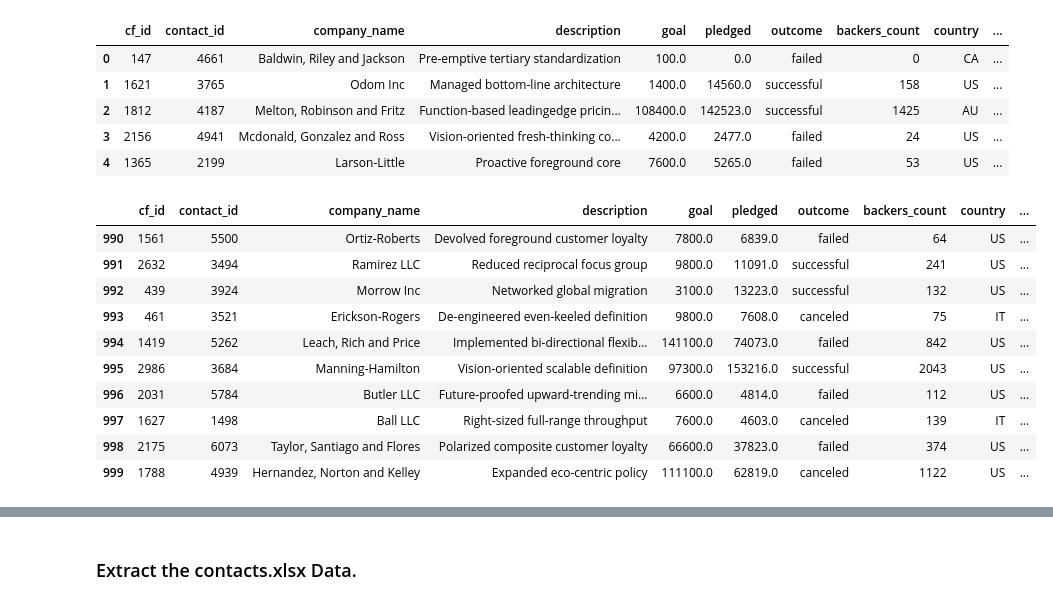
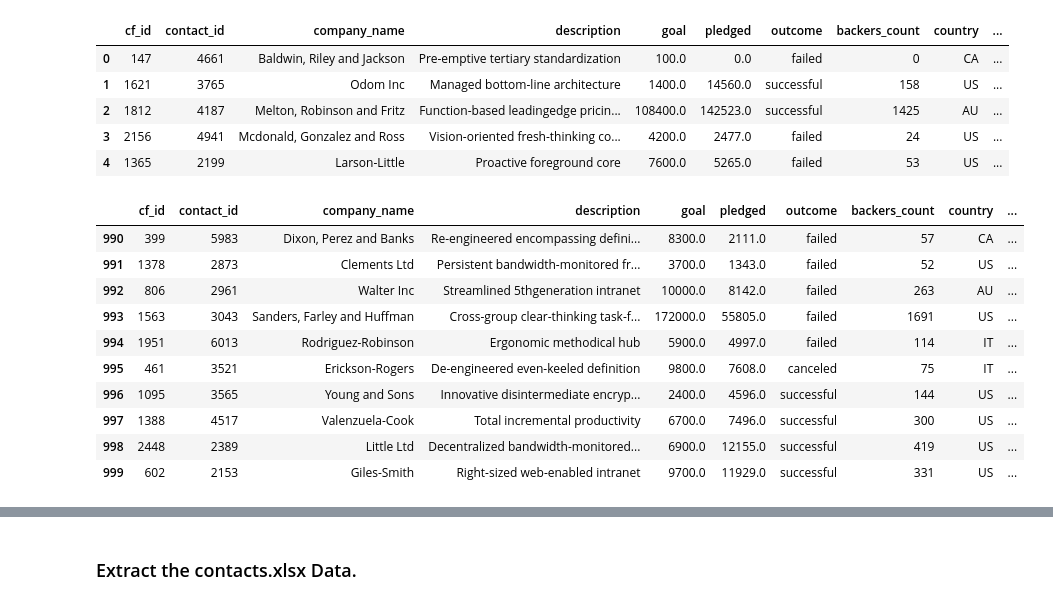
Before and after one commit to RJBarker/crowdfunding_etl, a Jupyter notebook: group_project/individual_files/ETL_Mini_Project_RBarker_wip.ipynb, the cells around one changed output, grey strips where cells are left out. Cells and saved outputs as stored; diff of their text form; code cells hidden in the pictures.

Commit message:
run through of first section for own understanding. df's merged in my own section too

```diff
--- a/group_project/individual_files/ETL_Mini_Project_RBarker_wip.ipynb
+++ b/group_project/individual_files/ETL_Mini_Project_RBarker_wip.ipynb
@@ -60,6 +61,8 @@ Index(['cf_id', 'contact_id', 'company_name', 'blurb', 'goal', 'pledged',
       dtype='object')
 # %%
 # Assign the category and subcategory values to category and subcategory columns.
+crowdfunding_info_df[["category","subcategory"]] = crowdfunding_info_df["category & sub-category"].str.split("/",n=2,expand=True)
+crowdfunding_info_df.head()
 # %% [output]
 |  | cf_id | contact_id | company_name | blurb | goal | pledged | outcome | backers_count | country | ... |
 | 0 | 147 | 4661 | Baldwin, Riley and Jackson | Pre-emptive tertiary standardization | 100 | 0 | failed | 0 | CA | ... |
@@ -69,7 +72,8 @@ Index(['cf_id', 'contact_id', 'company_name', 'blurb', 'goal', 'pledged',
 | 4 | 1365 | 2199 | Larson-Little | Proactive foreground core | 7600 | 5265 | failed | 53 | US | ... |
 # %%
 # Get the unique categories and subcategories in separate lists.
-
+categories = crowdfunding_info_df['category'].unique()
+subcategories = crowdfunding_info_df['subcategory'].unique()
 
 print(categories)
 print(subcategories)
@@ -100,9 +104,9 @@ print(subcategory_ids)
 [ 1  2  3  4  5  6  7  8  9 10 11 12 13 14 15 16 17 18 19 20 21 22 23 24]
 # %%
 # Use a list comprehension to add "cat" to each category_id.
-
+cat_ids = ["cat"+str(cat) for cat in category_ids]
 # Use a list comprehension to add "subcat" to each subcategory_id.
-
+scat_ids = ["subcat"+str(scat) for scat in subcategory_ids]
 
 print(cat_ids)
 print(scat_ids)
@@ -112,7 +116,25 @@ print(scat_ids)
 # %%
 # Create a category DataFrame with the category_id array as the category_id and categories list as the category name.
 
+# Loop through and create lists of each cat_id and category to be used in DataFrame creation
+cat_list = []
+for x in range(len(categories)):
+    combo = []
+    combo = [cat_ids[x], categories[x]]
+    cat_list.append(combo)
+
+category_df = pd.DataFrame(cat_list, columns=['category_id','category'])
+
 # Create a category DataFrame with the subcategory_id array as the subcategory_id and subcategories list as the subcategory name.
+
+# Loop through and create lists of each scat_id and subcategory to be used in DataFrame creation
+subcat_list = []
+for x in range(len(subcategories)):
+    combo = []
+    combo = [scat_ids[x], subcategories[x]]
+    subcat_list.append(combo)
+
+subcategory_df = pd.DataFrame(subcat_list, columns=['subcategory_id','subcategory'])
 # %%
 category_df
 # %% [output]
@@ -246,18 +271,20 @@ campaign_df.head()
 # %%
 # Merge the campaign_df with the category_df on the "category" column and
 # the subcategory_df on the "subcategory" column.
+campaign_merged_df = pd.merge(campaign_df, category_df, on="category")
 
+campaign_merged_df = campaign_merged_df.merge(subcategory_df, on="subcategory")
 
 campaign_merged_df.tail(10)
 # %% [output]
 |  | cf_id | contact_id | company_name | description | goal | pledged | outcome | backers_count | country | ... |
-| 990 | 1561 | 5500 | Ortiz-Roberts | Devolved foreground customer loyalty | 7800.0 | 6839.0 | failed | 64 | US | ... |
-| 991 | 2632 | 3494 | Ramirez LLC | Reduced reciprocal focus group | 9800.0 | 11091.0 | successful | 241 | US | ... |
-| 992 | 439 | 3924 | Morrow Inc | Networked global migration | 3100.0 | 13223.0 | successful | 132 | US | ... |
-| 993 | 461 | 3521 | Erickson-Rogers | De-engineered even-keeled definition | 9800.0 | 7608.0 | canceled | 75 | IT | ... |
-| 994 | 1419 | 5262 | Leach, Rich and Price | Implemented bi-directional flexib... | 141100.0 | 74073.0 | failed | 842 | US | ... |
-| 995 | 2986 | 3684 | Manning-Hamilton | Vision-oriented scalable definition | 97300.0 | 153216.0 | successful | 2043 | US | ... |
-| 996 | 2031 | 5784 | Butler LLC | Future-proofed upward-trending mi... | 6600.0 | 4814.0 | failed | 112 | US | ... |
-| 997 | 1627 | 1498 | Ball LLC | Right-sized full-range throughput | 7600.0 | 4603.0 | canceled | 139 | IT | ... |
-| 998 | 2175 | 6073 | Taylor, Santiago and Flores | Polarized composite customer loyalty | 66600.0 | 37823.0 | failed | 374 | US | ... |
-| 999 | 1788 | 4939 | Hernandez, Norton and Kelley | Expanded eco-centric policy | 111100.0 | 62819.0 | canceled | 1122 | US | ... |
+| 990 | 399 | 5983 | Dixon, Perez and Banks | Re-engineered encompassing defini... | 8300.0 | 2111.0 | failed | 57 | CA | ... |
+| 991 | 1378 | 2873 | Clements Ltd | Persistent bandwidth-monitored fr... | 3700.0 | 1343.0 | failed | 52 | US | ... |
+| 992 | 806 | 2961 | Walter Inc | Streamlined 5thgeneration intranet | 10000.0 | 8142.0 | failed | 263 | AU | ... |
+| 993 | 1563 | 3043 | Sanders, Farley and Huffman | Cross-group clear-thinking task-f... | 172000.0 | 55805.0 | failed | 1691 | US | ... |
+| 994 | 1951 | 6013 | Rodriguez-Robinson | Ergonomic methodical hub | 5900.0 | 4997.0 | failed | 114 | IT | ... |
+| 995 | 461 | 3521 | Erickson-Rogers | De-engineered even-keeled definition | 9800.0 | 7608.0 | canceled | 75 | IT | ... |
+| 996 | 1095 | 3565 | Young and Sons | Innovative disintermediate encryp... | 2400.0 | 4596.0 | successful | 144 | US | ... |
+| 997 | 1388 | 4517 | Valenzuela-Cook | Total incremental productivity | 6700.0 | 7496.0 | successful | 300 | US | ... |
+| 998 | 2448 | 2389 | Little Ltd | Decentralized bandwidth-monitored... | 6900.0 | 12155.0 | successful | 419 | US | ... |
+| 999 | 602 | 2153 | Giles-Smith | Right-sized web-enabled intranet | 9700.0 | 11929.0 | successful | 331 | US | ... |
```
Also changed, not shown: parts of 6 cells of this notebook.
